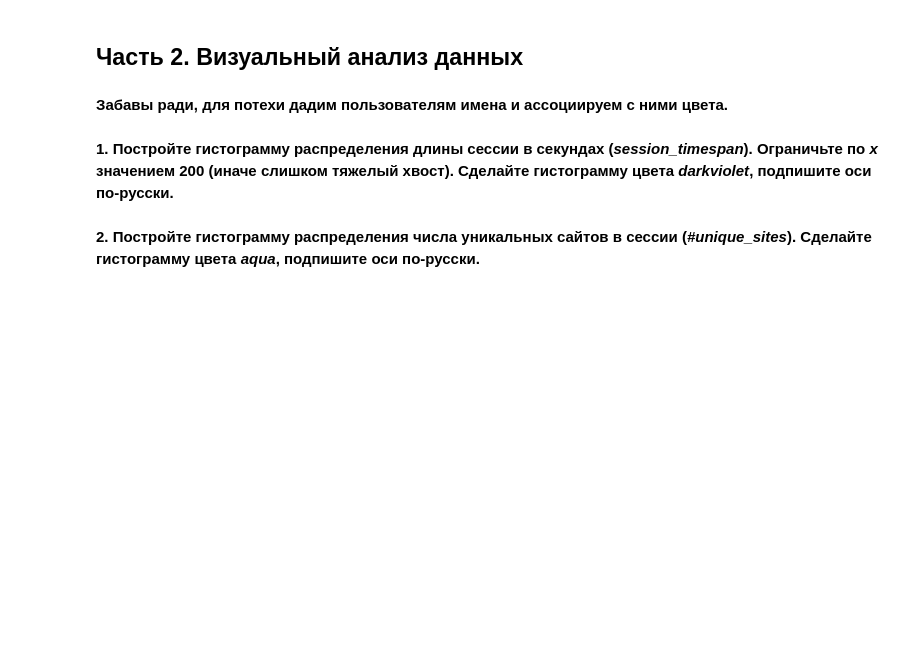
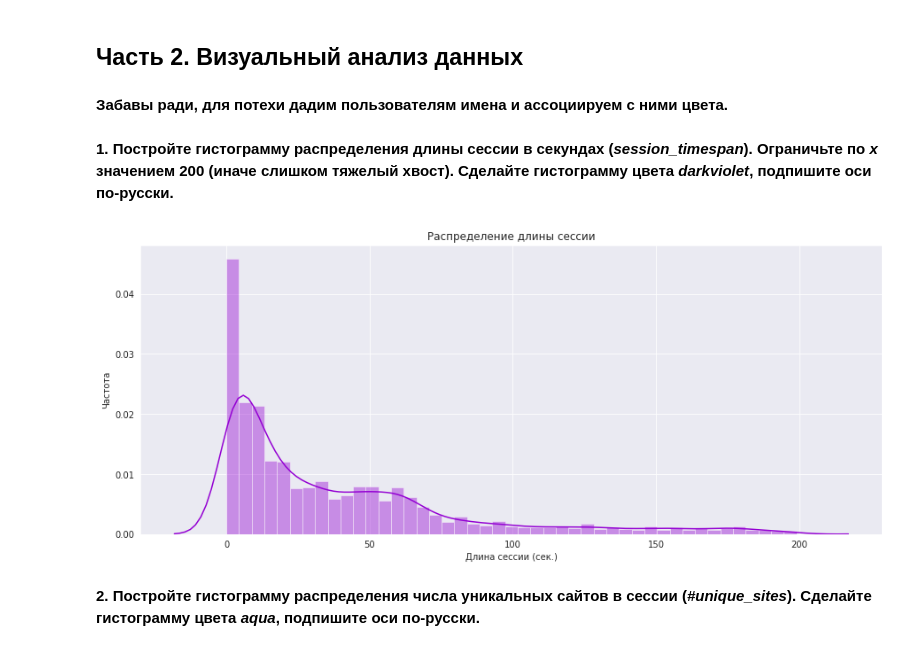
Before and after one commit to kryvokhyzha/capstone-user-identification, a Jupyter notebook: app/week3_original.ipynb, the cells around one changed output. Drawn from its saved outputs; the diff is of its cells as text; code cells hidden in the pictures; blank space fills up the shorter version.

```diff
--- a/app/week3_original.ipynb
+++ b/app/week3_original.ipynb
@@ -39,6 +39,7 @@ pd.set_option('display.max.columns', 25)
 import pickle
 #pip install seaborn
 import seaborn as sns
+sns.set_style('darkgrid')
 %matplotlib inline
 from matplotlib import pyplot as plt
 from datetime import datetime
@@ -202,2 +221,13 @@ train_data_10users['session_timespan']  ''' ВАШ КОД ЗДЕСЬ '''
+# %%
+fig, ax = plt.subplots(1,1, figsize=(15,6))
+
+sns.distplot(train_data_10users[train_data_10users.session_timespan < 200]['session_timespan'], color='darkviolet', ax=ax)
+
+ax.set_xlabel(u'Длина сессии (сек.)')
+# ax.set_xlim(0, 200)
+ax.set_ylabel(u'Частота')
+ax.set_title(u'Распределение длины сессии');
+# %% [output]
+[figure, added]
 # %% [markdown]
 **2. Постройте гистограмму распределения числа уникальных сайтов в сессии (*#unique_sites*). Сделайте гистограмму цвета *aqua*, подпишите оси по-русски.**
```
Also changed, not shown: parts of 26 cells of this notebook.
